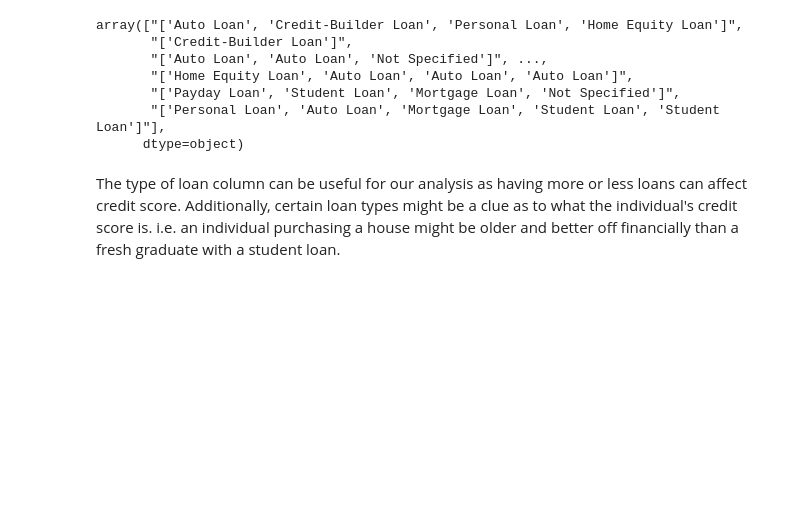
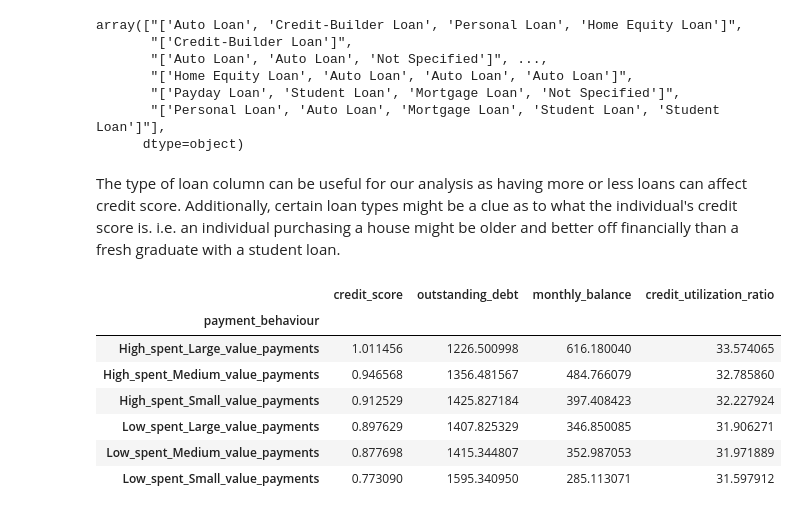
Before and after one commit to arshthesingh/credit_scores, a Jupyter notebook: credit_score.ipynb, the cells around one changed output. Cells and saved outputs as stored; diff of their text form; code cells hidden in the pictures; blank space fills up the shorter version.

```diff
--- a/credit_score.ipynb
+++ b/credit_score.ipynb
@@ -327,3 +327,23 @@ The type of loan column can be useful for our analysis as having more or less lo
 # Dropping columns irrelevant to our analysis, such as ssn (security-issue!), name, etc.
 
 df = df.drop(['id', 'customer_id', 'name', 'ssn', 'type_of_loan'], axis=1)
+# %%
+# Aggregating mean values of a handful of columns to observe trends across different payment behaviors
+
+grouped_stats = df.groupby('payment_behaviour').agg({
+    'credit_score': 'mean',
+    'outstanding_debt': 'mean',
+    'monthly_balance': 'mean',
+    'credit_utilization_ratio': 'mean'
+}).sort_values(by='credit_score', ascending=False)
+
+grouped_stats
+# %% [output]
+|  | credit_score | outstanding_debt | monthly_balance | credit_utilization_ratio |
+| payment_behaviour |  |  |  |  |
+| High_spent_Large_value_payments | 1.011456 | 1226.500998 | 616.180040 | 33.574065 |
+| High_spent_Medium_value_payments | 0.946568 | 1356.481567 | 484.766079 | 32.785860 |
+| High_spent_Small_value_payments | 0.912529 | 1425.827184 | 397.408423 | 32.227924 |
+| Low_spent_Large_value_payments | 0.897629 | 1407.825329 | 346.850085 | 31.906271 |
+| Low_spent_Medium_value_payments | 0.877698 | 1415.344807 | 352.987053 | 31.971889 |
+| Low_spent_Small_value_payments | 0.773090 | 1595.340950 | 285.113071 | 31.597912 |
```
Also changed, not shown: parts of 8 cells of this notebook.
